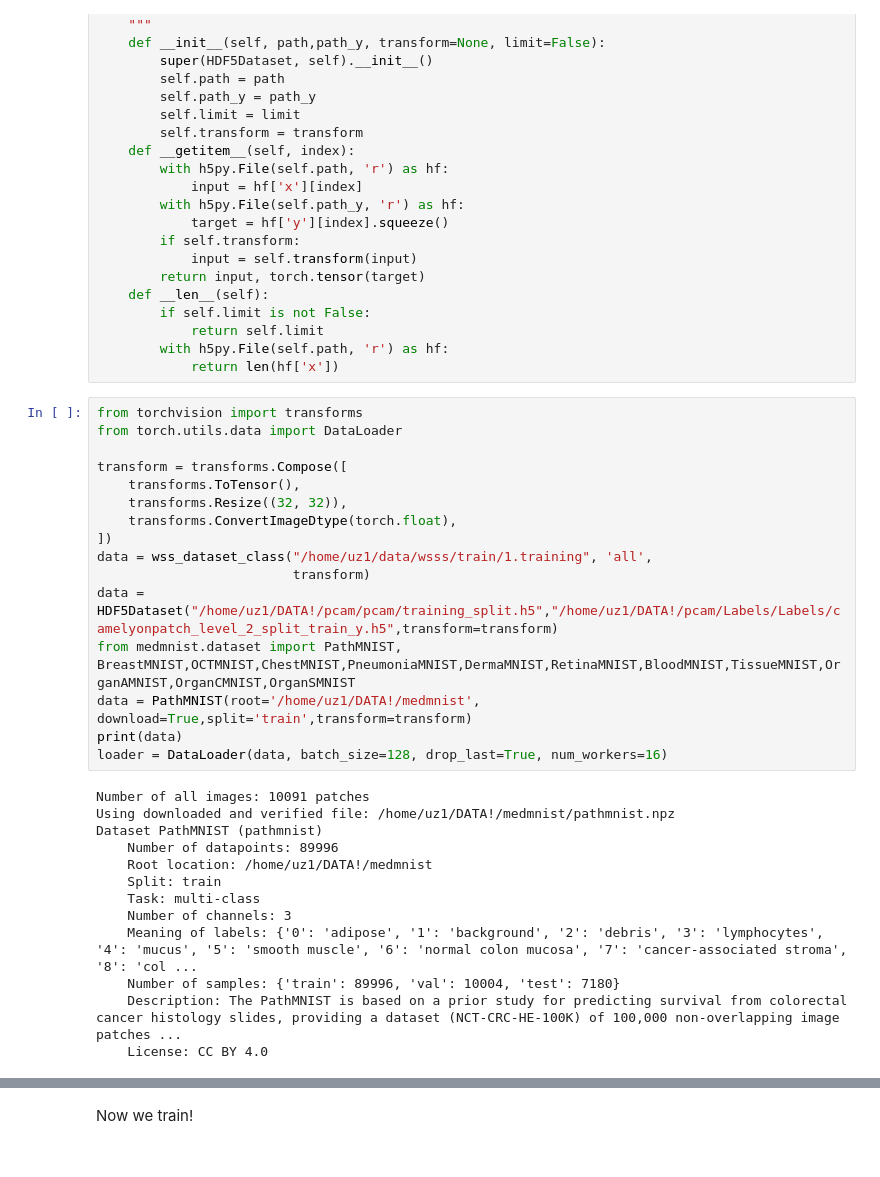
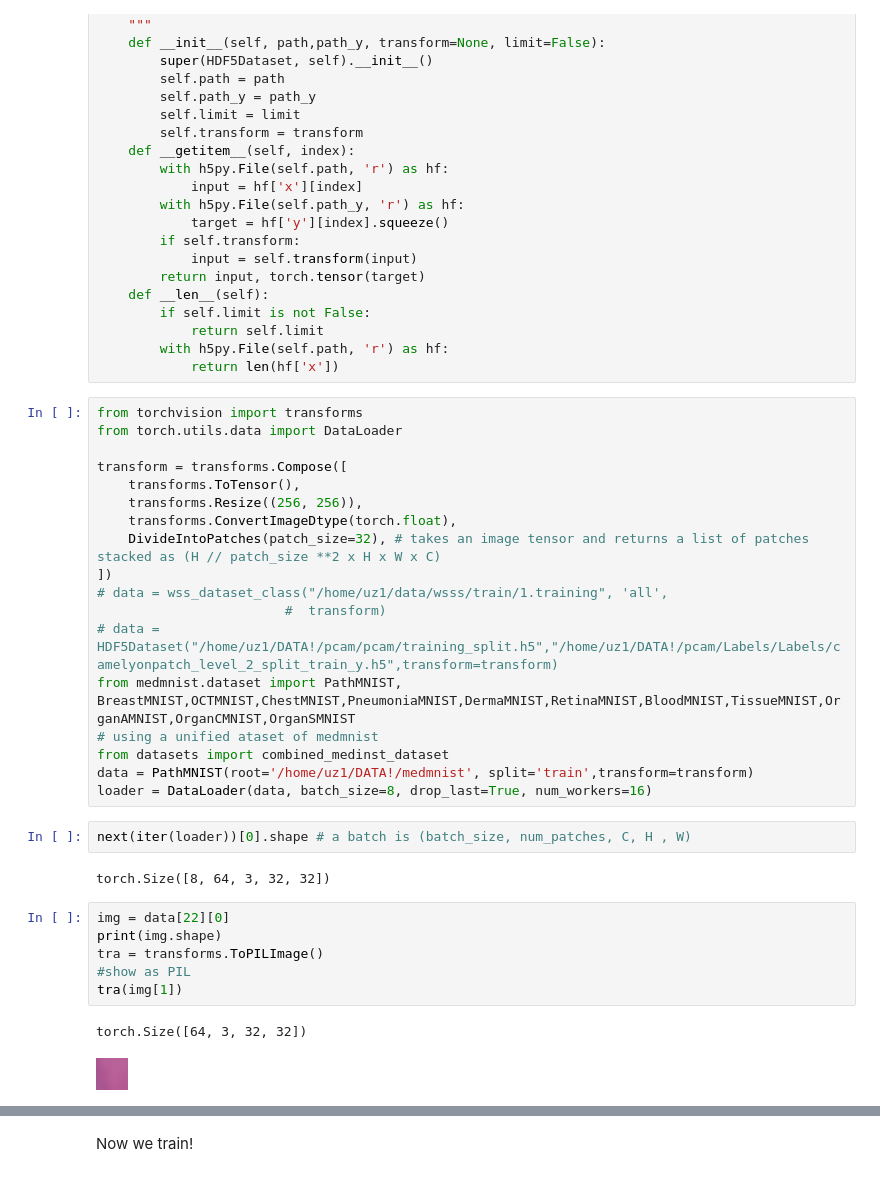
Before and after one commit to usama13o/GCNs, a Jupyter notebook: VAE_implementation_in_PyTorch_Lightning.ipynb, the cells around one changed output, grey strips where cells are left out. Cells and saved outputs as stored; diff of their text form.

```diff
--- a/VAE_implementation_in_PyTorch_Lightning.ipynb
+++ b/VAE_implementation_in_PyTorch_Lightning.ipynb
@@ -1011,26 +1108,28 @@ from torch.utils.data import DataLoader
 
 transform = transforms.Compose([
     transforms.ToTensor(),
-    transforms.Resize((32, 32)),
+    transforms.Resize((256, 256)),
     transforms.ConvertImageDtype(torch.float),
+    DivideIntoPatches(patch_size=32), # takes an image tensor and returns a list of patches stacked as (H // patch_size **2 x H x W x C)
 ])
-data = wss_dataset_class("/home/uz1/data/wsss/train/1.training", 'all',
-                         transform)
-data = HDF5Dataset("/home/uz1/DATA!/pcam/pcam/training_split.h5","/home/uz1/DATA!/pcam/Labels/Labels/camelyonpatch_level_2_split_train_y.h5",transform=transform)
+# data = wss_dataset_class("/home/uz1/data/wsss/train/1.training", 'all',
+                        #  transform)
+# data = HDF5Dataset("/home/uz1/DATA!/pcam/pcam/training_split.h5","/home/uz1/DATA!/pcam/Labels/Labels/camelyonpatch_level_2_split_train_y.h5",transform=transform)
 from medmnist.dataset import PathMNIST, BreastMNIST,OCTMNIST,ChestMNIST,PneumoniaMNIST,DermaMNIST,RetinaMNIST,BloodMNIST,TissueMNIST,OrganAMNIST,OrganCMNIST,OrganSMNIST
-data = PathMNIST(root='/home/uz1/DATA!/medmnist', download=True,split='train',transform=transform)
-print(data)
-loader = DataLoader(data, batch_size=128, drop_last=True, num_workers=16)
+# using a unified ataset of medmnist
+from datasets import combined_medinst_dataset
+data = PathMNIST(root='/home/uz1/DATA!/medmnist', split='train',transform=transform)
+loader = DataLoader(data, batch_size=8, drop_last=True, num_workers=16)
-# %% [output]
-Number of all images: 10091 patches
-Using downloaded and verified file: /home/uz1/DATA!/medmnist/pathmnist.npz
-Dataset PathMNIST (pathmnist)
-    Number of datapoints: 89996
-    Root location: /home/uz1/DATA!/medmnist
-    Split: train
-    Task: multi-class
-    Number of channels: 3
-    Meaning of labels: {'0': 'adipose', '1': 'background', '2': 'debris', '3': 'lymphocytes', '4': 'mucus', '5': 'smooth muscle', '6': 'normal colon mucosa', '7': 'cancer-associated stroma', '8': 'col ...
-    Number of samples: {'train': 89996, 'val': 10004, 'test': 7180}
-    Description: The PathMNIST is based on a prior study for predicting survival from colorectal cancer histology slides, providing a dataset (NCT-CRC-HE-100K) of 100,000 non-overlapping image patches ...
-    License: CC BY 4.0
+# %%
+next(iter(loader))[0].shape # a batch is (batch_size, num_patches, C, H , W)
+# %% [output]
+torch.Size([8, 64, 3, 32, 32])
+# %%
+img = data[22][0]
+print(img.shape)
+tra = transforms.ToPILImage()
+#show as PIL
+tra(img[1])
+# %% [output]
+torch.Size([64, 3, 32, 32])
+[figure, added]
```
Also changed, not shown: parts of 76 cells of this notebook, 9 other files.
